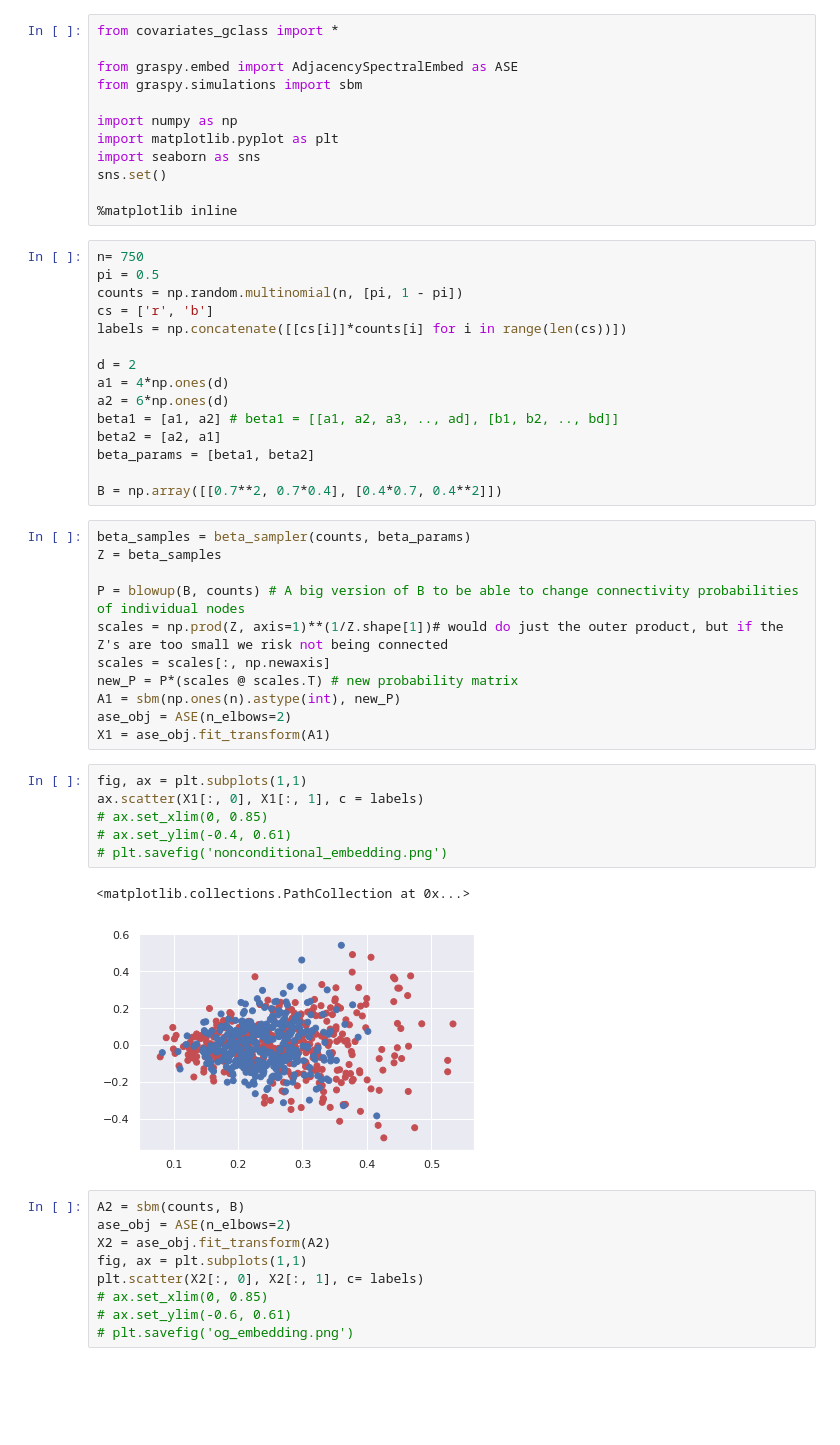
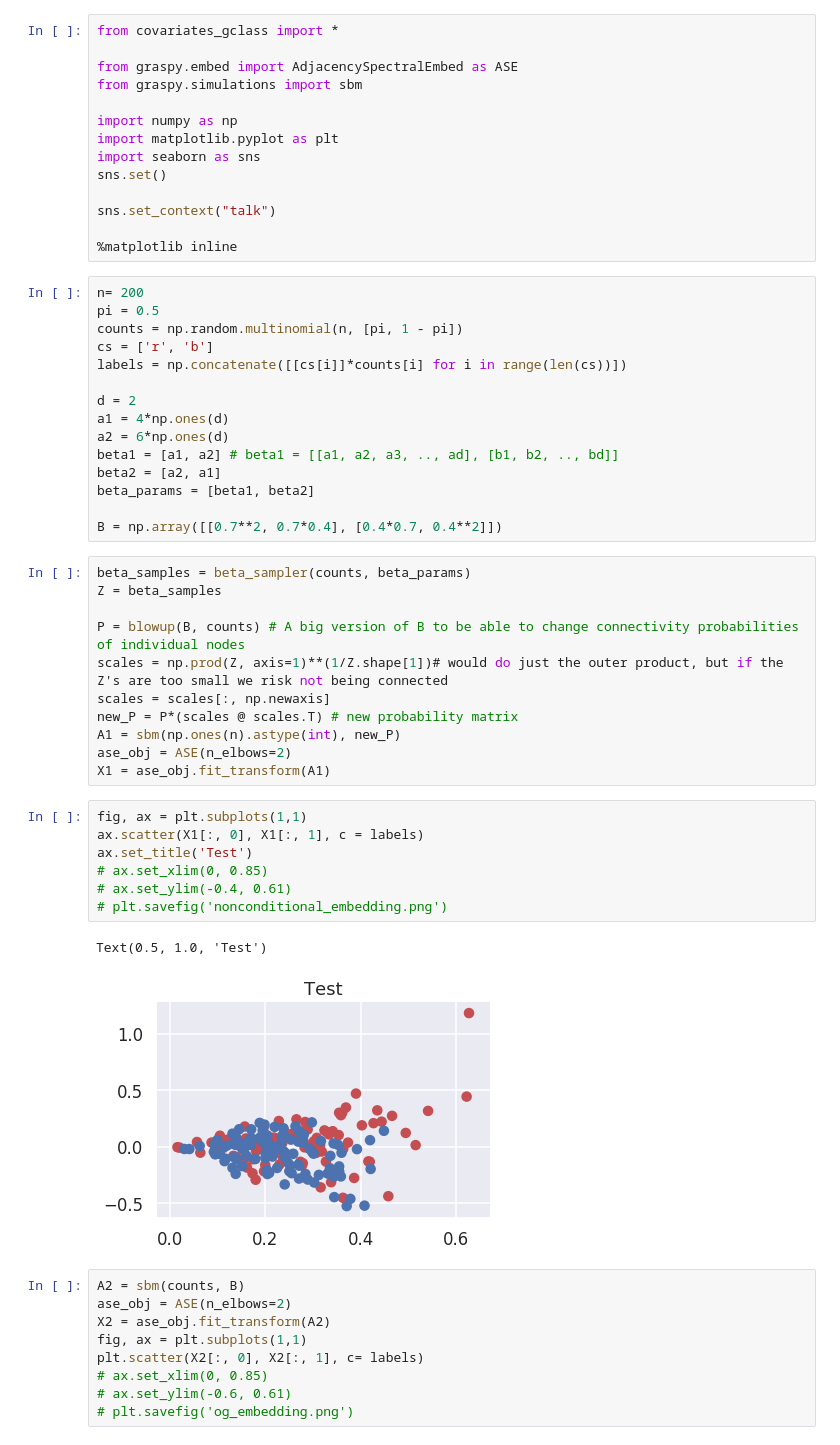
Before and after one commit to hhelm10/graphstats, a Jupyter notebook: experiments/vertex_classification_with_node_covariates/non-conditional sbm.ipynb, the cells around one changed output. Saved outputs shown, nothing was run; the diff lists cells and outputs as text; blank space fills up the shorter version.

```diff
--- a/experiments/vertex_classification_with_node_covariates/non-conditional sbm.ipynb
+++ b/experiments/vertex_classification_with_node_covariates/non-conditional sbm.ipynb
@@ -9,9 +9,11 @@ import matplotlib.pyplot as plt
 import seaborn as sns
 sns.set()
 
+sns.set_context("talk")
+
 %matplotlib inline
 # %%
-n= 750
+n= 200
 pi = 0.5
 counts = np.random.multinomial(n, [pi, 1 - pi])
 cs = ['r', 'b']
@@ -39,12 +41,13 @@ X1 = ase_obj.fit_transform(A1)
 # %%
 fig, ax = plt.subplots(1,1)
 ax.scatter(X1[:, 0], X1[:, 1], c = labels)
+ax.set_title('Test')
 # ax.set_xlim(0, 0.85)
 # ax.set_ylim(-0.4, 0.61)
 # plt.savefig('nonconditional_embedding.png')
 # %% [output]
-<matplotlib.collections.PathCollection at 0x...>
+Text(0.5, 1.0, 'Test')
-[figure, old version]
+[figure, new version]
 # %%
 A2 = sbm(counts, B)
 ase_obj = ASE(n_elbows=2)
```
Also changed, not shown: 1 other file.
